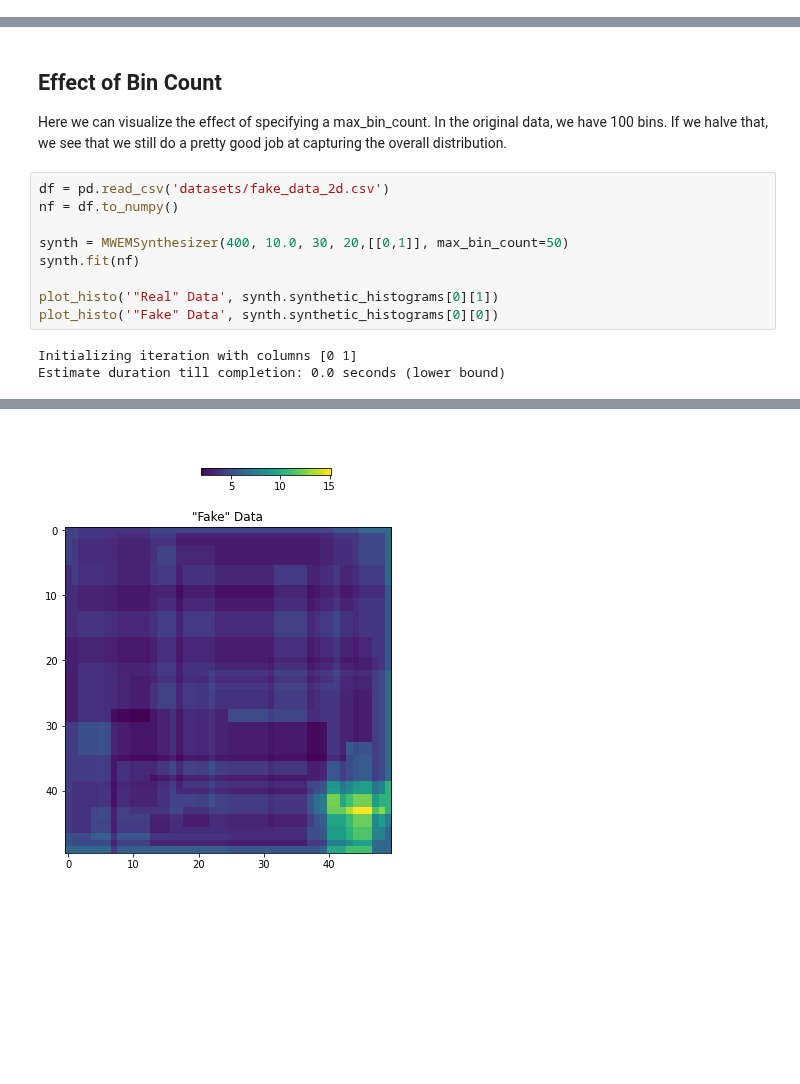
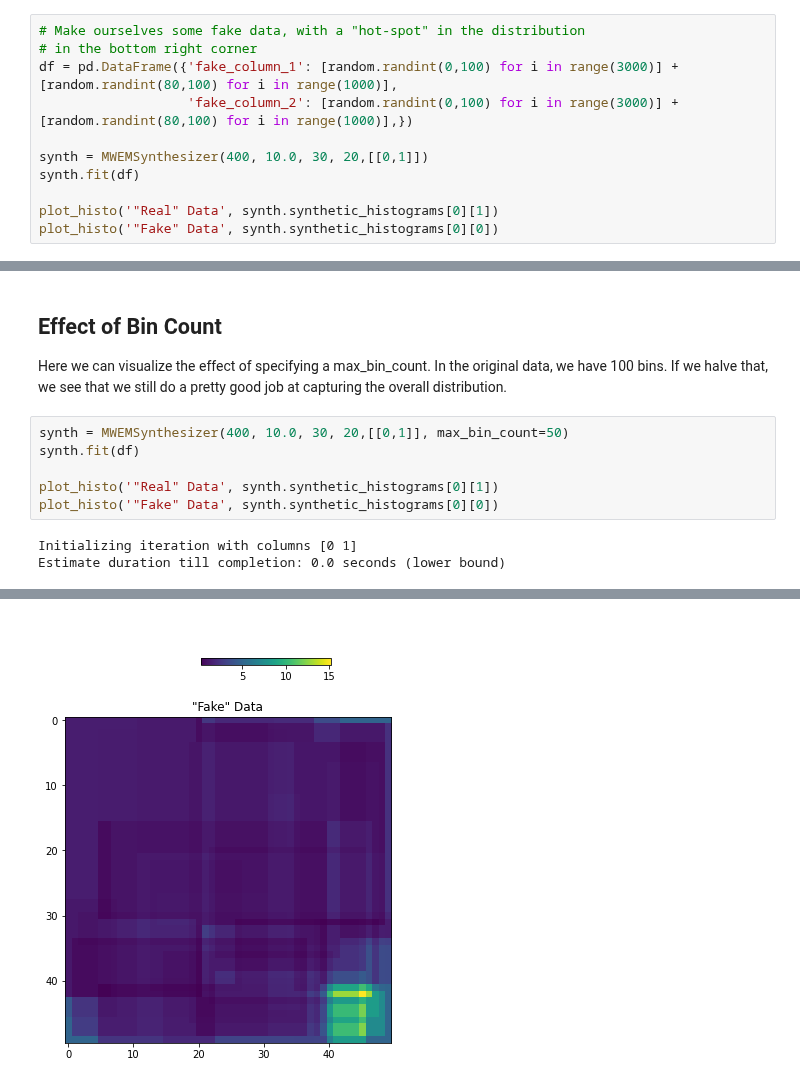
Before and after one commit to opendp/smartnoise-samples, a Jupyter notebook: data/synthesis/mwem_sample/Visualizing MWEM.ipynb, the cells around one changed output, grey strips where cells are left out. Drawn from its saved outputs; the diff is of its cells as text; blank space fills up the shorter version.

Commit message:
Generate fake data, removed datasets folder

```diff
--- a/data/synthesis/mwem_sample/Visualizing MWEM.ipynb
+++ b/data/synthesis/mwem_sample/Visualizing MWEM.ipynb
@@ -42,0 +30,11 @@ Estimate duration till completion: 0.0 seconds (lower bound)
+# %%
+# Make ourselves some fake data, with a "hot-spot" in the distribution
+# in the bottom right corner
+df = pd.DataFrame({'fake_column_1': [random.randint(0,100) for i in range(3000)] + [random.randint(80,100) for i in range(1000)],
+                   'fake_column_2': [random.randint(0,100) for i in range(3000)] + [random.randint(80,100) for i in range(1000)],})
+
+synth = MWEMSynthesizer(400, 10.0, 30, 20,[[0,1]])
+synth.fit(df)
+
+plot_histo('"Real" Data', synth.synthetic_histograms[0][1])
+plot_histo('"Fake" Data', synth.synthetic_histograms[0][0])
@@ -44,11 +47,8 @@ Estimate duration till completion: 0.0 seconds (lower bound)
 ## Effect of Bin Count
 Here we can visualize the effect of specifying a max_bin_count. In the original data, we have 100 bins. If we halve that, we see that we still do a pretty good job at capturing the overall distribution.
 # %%
-df = pd.read_csv('datasets/fake_data_2d.csv')
-nf = df.to_numpy()
-
 synth = MWEMSynthesizer(400, 10.0, 30, 20,[[0,1]], max_bin_count=50)
-synth.fit(nf)
+synth.fit(df)
 
 plot_histo('"Real" Data', synth.synthetic_histograms[0][1])
 plot_histo('"Fake" Data', synth.synthetic_histograms[0][0])
@@ -59 +59 @@ Estimate duration till completion: 0.0 seconds (lower bound)
-[figure, old version]
+[figure, new version]
```
Also changed, not shown: parts of 4 cells of this notebook, 1 other file.
